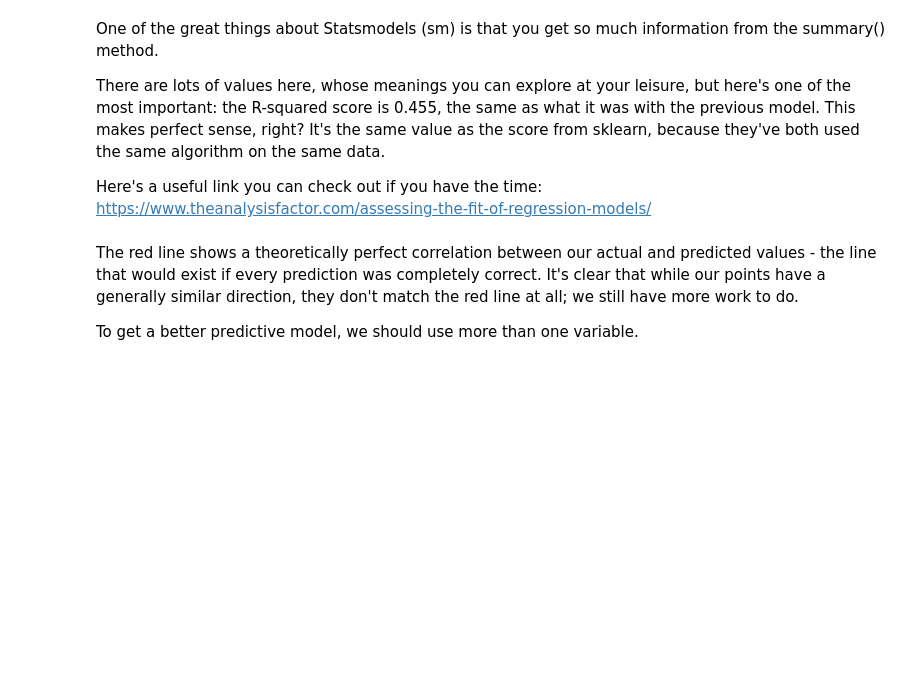
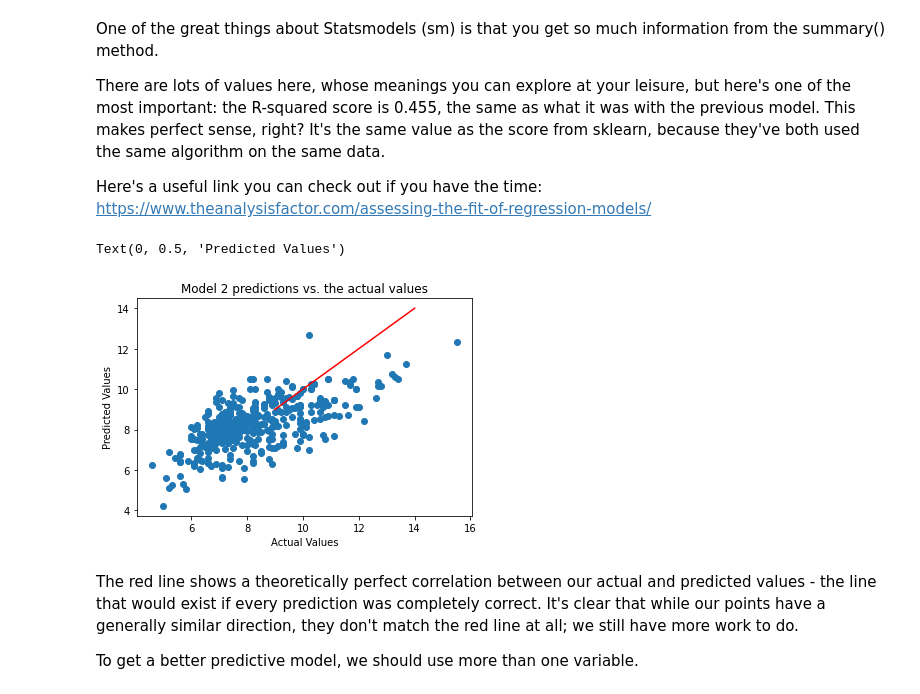
Before and after one commit to montealj/Springboard, a Jupyter notebook: Case Study - Linear Regression/Springboard Regression Case Study - Tier 3_JM.ipynb, the cells around one changed output. Saved outputs shown, nothing was run; the diff lists cells and outputs as text; code cells hidden in the pictures; blank space fills up the shorter version.

```diff
--- a/Case Study - Linear Regression/Springboard Regression Case Study - Tier 3_JM.ipynb
+++ b/Case Study - Linear Regression/Springboard Regression Case Study - Tier 3_JM.ipynb
@@ -373,17 +373,22 @@ There are lots of values here, whose meanings you can explore at your leisure, b
 Here's a useful link you can check out if you have the time: https://www.theanalysisfactor.com/assessing-the-fit-of-regression-models/
 # %%
 # Let's use our new model to make predictions of the dependent variable y. Use predict(), and plug in X_test as the parameter
-_ _ _
+y_pred = rModel2_results.predict(X_test)
 # %%
 # Plot the predictions
 # Build a scatterplot
-_ _ _
+plt.scatter(y_test, y_pred)
 
 # Add a line for perfect correlation. Can you see what this line is doing? Use plot()
-_ _ _
+plt.plot([x for x in range(9,15)],[x for x in range(9,15)], color='red')
 
 # Label it nicely
-_ _ _
+plt.title("Model 2 predictions vs. the actual values")
+plt.xlabel("Actual Values")
+plt.ylabel("Predicted Values")
+# %% [output]
+Text(0, 0.5, 'Predicted Values')
+[figure, added]
 # %% [markdown]
 The red line shows a theoretically perfect correlation between our actual and predicted values - the line that would exist if every prediction was completely correct. It's clear that while our points have a generally similar direction, they don't match the red line at all; we still have more work to do.
 
```
Also changed, not shown: parts of 11 cells of this notebook.
